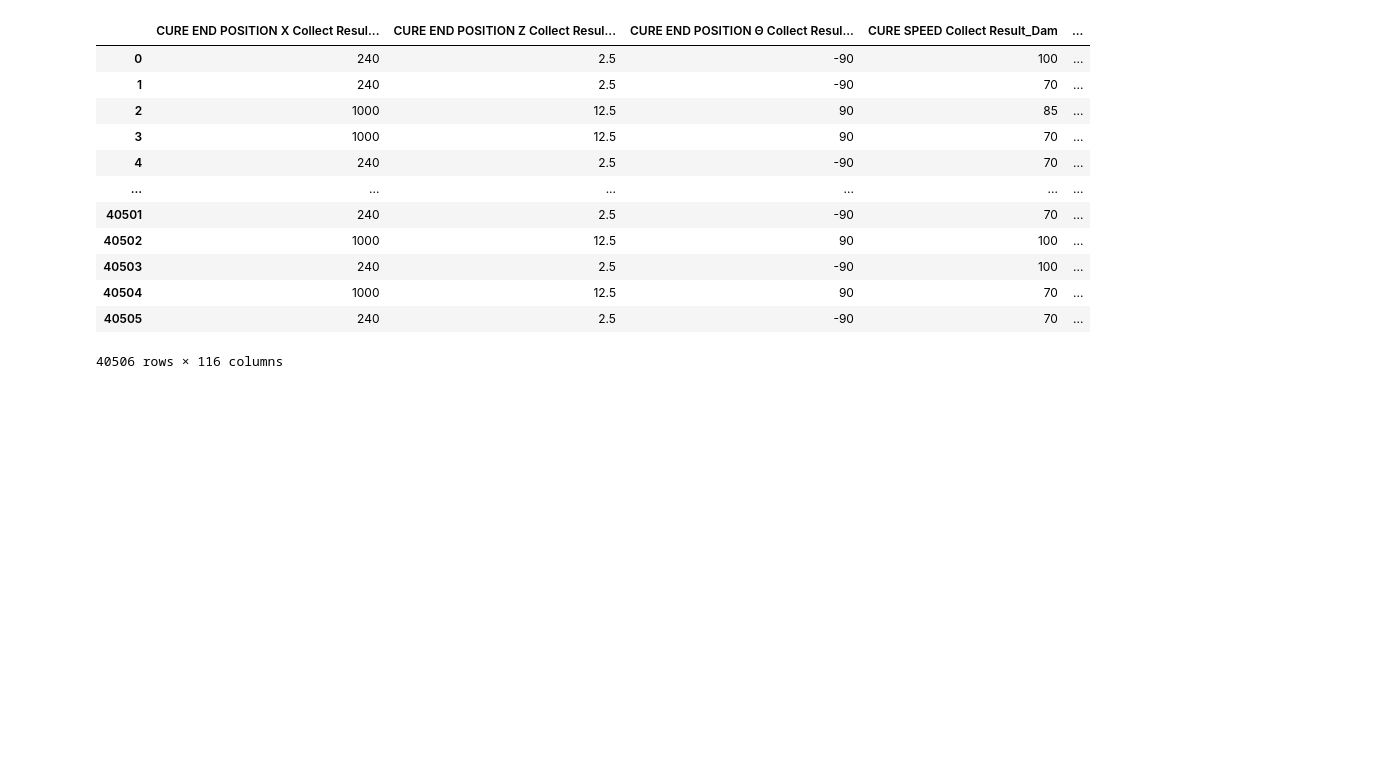
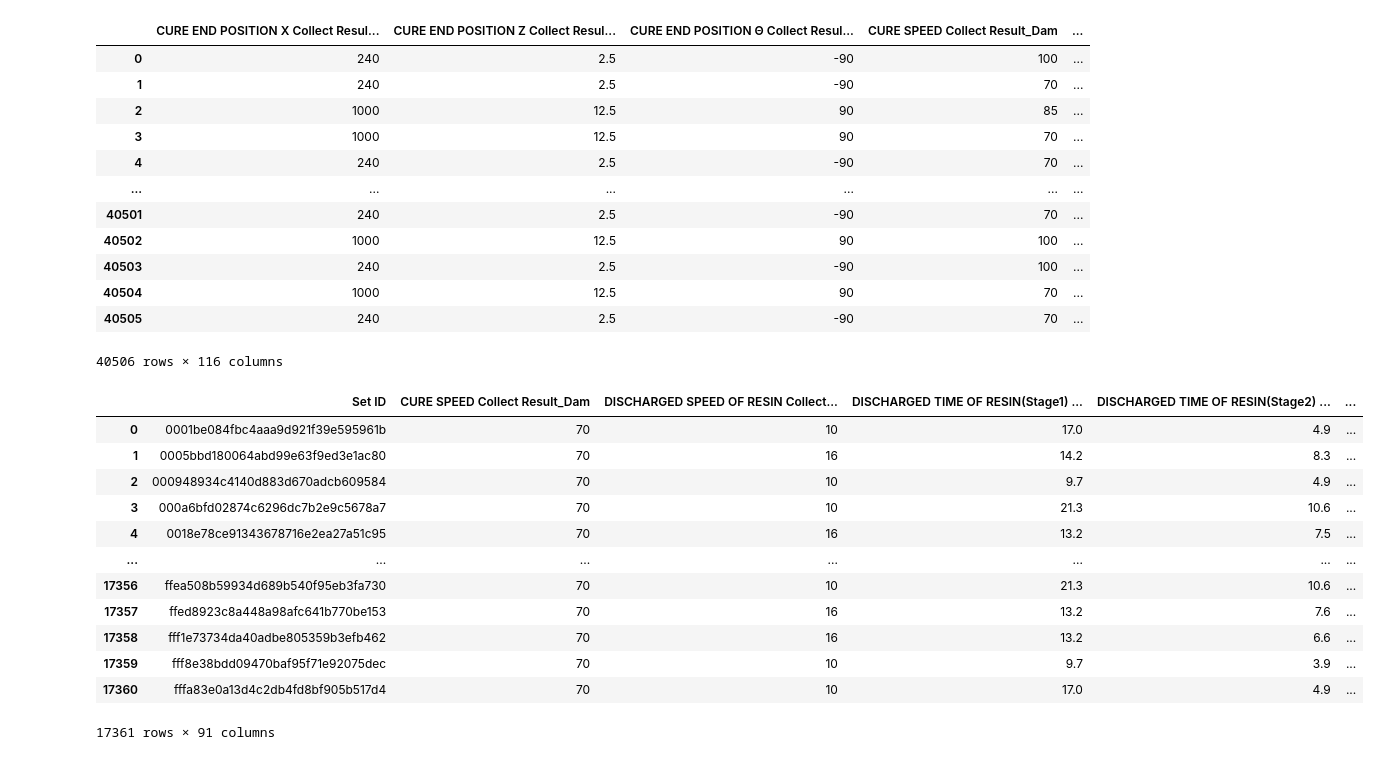
Before and after one commit to dyk9916/Lg_aimers5, a Jupyter notebook: code_log/dongyoung_code/modeling/0812.ipynb, the cells around one changed output. Drawn from its saved outputs; the diff is of its cells as text; code cells hidden in the pictures; blank space fills up the shorter version.

```diff
--- a/code_log/dongyoung_code/modeling/0812.ipynb
+++ b/code_log/dongyoung_code/modeling/0812.ipynb
@@ -451,3 +451,19 @@ columns_to_drop = [
 # 컬럼 드롭
 train_data.drop(columns=columns_to_drop, inplace=True)
 test_data.drop(columns=columns_to_drop, inplace=True)
+# %%
+test_data
+# %% [output]
+|  | Set ID | CURE SPEED Collect Result_Dam | DISCHARGED SPEED OF RESIN Collect... | DISCHARGED TIME OF RESIN(Stage1) ... | DISCHARGED TIME OF RESIN(Stage2) ... | ... |
+| 0 | 0001be084fbc4aaa9d921f39e595961b | 70 | 10 | 17.0 | 4.9 | ... |
+| 1 | 0005bbd180064abd99e63f9ed3e1ac80 | 70 | 16 | 14.2 | 8.3 | ... |
+| 2 | 000948934c4140d883d670adcb609584 | 70 | 10 | 9.7 | 4.9 | ... |
+| 3 | 000a6bfd02874c6296dc7b2e9c5678a7 | 70 | 10 | 21.3 | 10.6 | ... |
+| 4 | 0018e78ce91343678716e2ea27a51c95 | 70 | 16 | 13.2 | 7.5 | ... |
+| ... | ... | ... | ... | ... | ... | ... |
+| 17356 | ffea508b59934d689b540f95eb3fa730 | 70 | 10 | 21.3 | 10.6 | ... |
+| 17357 | ffed8923c8a448a98afc641b770be153 | 70 | 16 | 13.2 | 7.6 | ... |
+| 17358 | fff1e73734da40adbe805359b3efb462 | 70 | 16 | 13.2 | 6.6 | ... |
+| 17359 | fff8e38bdd09470baf95f71e92075dec | 70 | 10 | 9.7 | 3.9 | ... |
+| 17360 | fffa83e0a13d4c2db4fd8bf905b517d4 | 70 | 10 | 17.0 | 4.9 | ... |
+17361 rows × 91 columns
```
Also changed, not shown: parts of 9 cells of this notebook.
